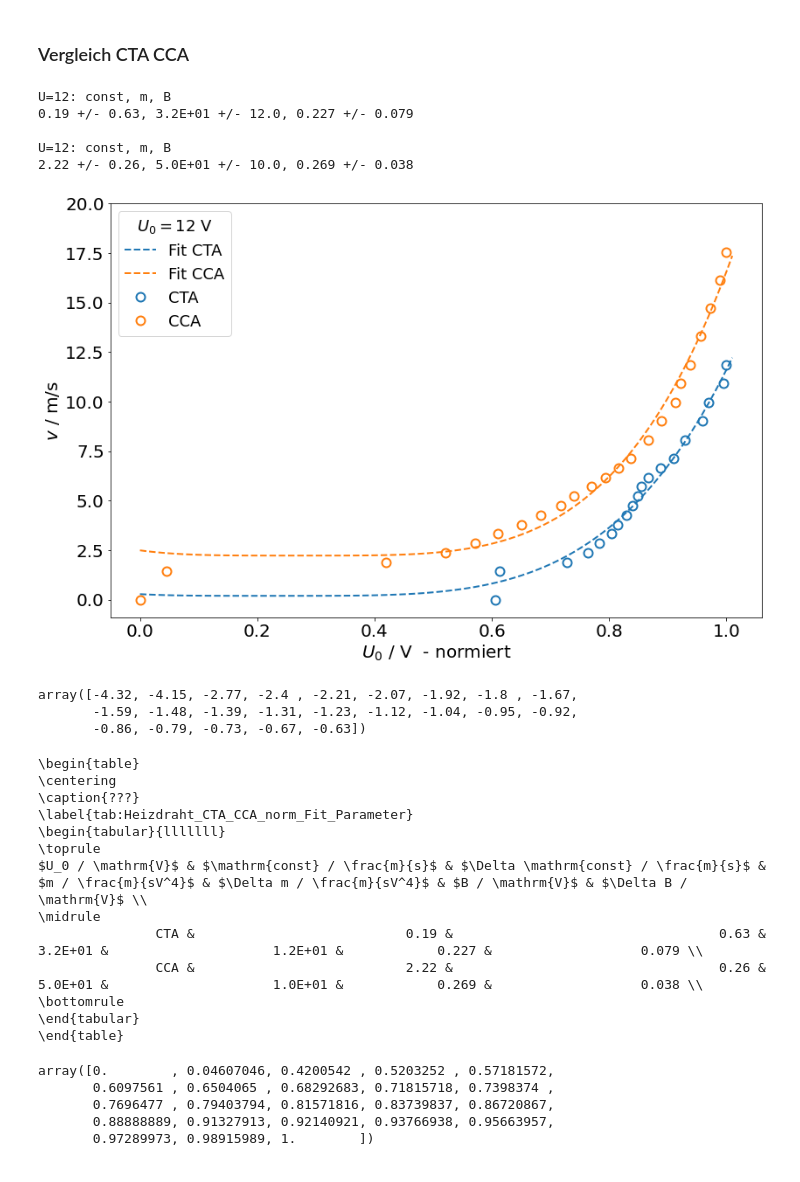
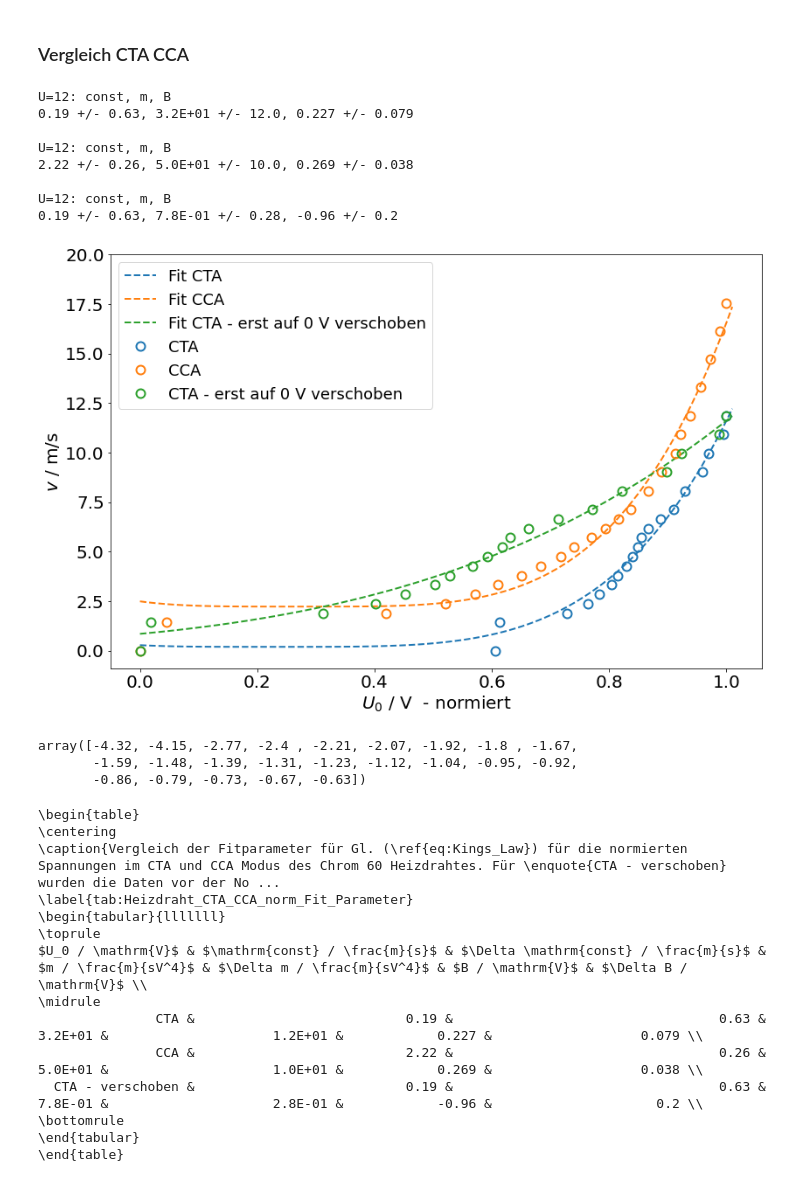
Before and after one commit to T1mors/FPR, a Jupyter notebook: 2 Hitzdraht/3_2_Heizdraht.ipynb, the cells around one changed output. Saved outputs shown, nothing was run; the diff lists cells and outputs as text; code cells hidden in the pictures.

```diff
--- a/2 Hitzdraht/3_2_Heizdraht.ipynb
+++ b/2 Hitzdraht/3_2_Heizdraht.ipynb
@@ -52,9 +52,9 @@ plt.rcParams.update({'font.size': label_size, 'legend.title_fontsize': 18, 'lege
 # %%
 U = np.array([0, 0.3, 0.4, 0.5, 0.6, 0.7, 0.8, 0.9, 1.0, 1.1, 1.2, 1.3, 1.4, 1.5, 1.7, 1.9, 2.1, 2.3, 2.5, 2.8, 3.1, 3.4, 3.7])
 (v, delta_v) = U_Düse_in_v(U)
-U_0_8 = np.array([8.08, 8.1, 11.7, 12.8, 13, 13.14, 12.9, 13.1, 13.26, 13.5, 13.8, 13.9, 14, 14.1, 13.7, 14.3, 14.4, 14.5, 14.6, 14.9, 15, 15.2, 15.4])
-U_0_10 = np.array([10.07, 10.2, 13.8, 14.8, 15.1, 15.4, 15.7, 15.9, 16.3, 16.5, 16.9, 17.25, 17.5, 17.8, 18, 18.4, 18.7, 19, 19.25, 19.6])
-U_0_12 = np.array([12.07, 12.2, 14.5, 15.2, 15.6, 16, 16.2, 16.5, 16.7, 16.9, 17, 17.25, 17.65, 18.1, 18.5, 19.1, 19.3, 19.8, 19.9])
+U_0_8 = np.array([8.05, 8.1, 11.7, 12.8, 13, 13.14, 12.9, 13.1, 13.26, 13.5, 13.8, 13.9, 14, 14.1, 13.7, 14.3, 14.4, 14.5, 14.6, 14.9, 15, 15.2, 15.4])
+U_0_10 = np.array([10.05, 10.2, 13.8, 14.8, 15.1, 15.4, 15.7, 15.9, 16.3, 16.5, 16.9, 17.25, 17.5, 17.8, 18, 18.4, 18.7, 19, 19.25, 19.6])
+U_0_12 = np.array([12.05, 12.2, 14.5, 15.2, 15.6, 16, 16.2, 16.5, 16.7, 16.9, 17, 17.25, 17.65, 18.1, 18.5, 19.1, 19.3, 19.8, 19.9])
 U_total = np.arange(8,16,0.01)
 
 
@@ -131,15 +131,15 @@ fig, ax = plt.subplots(1,1,figsize=(12,8))
 for i, (data, VOLT, Kings_Law_i) in enumerate(zip([U_0_8, U_0_10, U_0_12], [8, 10, 12], [Kings_Law_8, Kings_Law_10, Kings_Law_12])):
     ax.errorbar(data, v[0:len(data)], zorder=3, label =f"$U_0 = {VOLT}$ V", c=f"C{i}", fmt="o", ecolor="C3", elinewidth=4, capsize=6, fillstyle="none", markeredgewidth=2)
 
-    guess = [0, 1]
+    guess = 1
     parameters, covariance = curve_fit(Kings_Law_i, data[1:], v[1:len(data)], p0=guess)
     std_error = np.sqrt(np.diag(covariance))
     U_total = np.arange(8, ceil(data[-1]), 0.01)
     fit_y = Kings_Law_i(U_total, *parameters)
 
     print(f"\nU={VOLT}: const, m, B")
-    (const, m) = rtn(parameters, 2)
-    print(f"{const}, {m:.1E}, {VOLT}")
+    [m] = rtn(parameters, 2)
+    print(f"0, {m:.1E}, {VOLT}")
 
     label=f"Fit {VOLT} V"
     # label=f"$v(U_0)=({{{const}}} \\frac{{m}}{{s}} + {{{m:.1E}}})\ \\cdot (U_0 - {{{B}}} V) \\frac{{m}}{{sV^4}}$"
@@ -148,6 +148,6 @@ ax.set_ylabel("$v$ / m/s")
 ax.set_xlabel("$U_0$ / V")
 ax.legend()
 plt.tight_layout()
-# plt.savefig("Abb/Heizdraht_3_2_CTA_B_fest.png")
+plt.savefig("Abb/Heizdraht_3_2_CTA_fest.png")
 # %% [output]
 U=8: const, m, B
@@ -372,51 +372,54 @@ with codecs.open("Tabellen/Heizdraht_CTA_CCA.txt", "wb", "utf-8") as file:
 U = np.array([0, 0.3, 0.4, 0.5, 0.6, 0.7, 0.8, 0.9, 1.0, 1.1, 1.2, 1.3, 1.4, 1.5, 1.7, 1.9, 2.1, 2.3, 2.5, 2.8, 3.1, 3.4, 3.7])
 (v, delta_v) = U_Düse_in_v(U)
 U_0_12_norm = U_0_12/np.max(U_0_12)
+U_0_12_norm_m = (U_0_12-U_0_12[0])/np.max(U_0_12-U_0_12[0])
+# len_all = len(U_0_12_norm)
+# U_B = U_B[0:len_all]
+
+U_B_norm = (U_B-U_B[0])/np.max(U_B-U_B[0])
 # U_B_norm = -U_B/(-np.max(U_0_12))
+# U_B_norm = (U_B)/np.max(U_B)
+# U_B_norm = (U_B+10)/np.max(U_B+10)
+# U_B_norm = np.abs(U_B)/np.max(np.abs(U_B))
 
-# U_0_12_norm = (U_0_12-U_0_12[0])/np.max(U_0_12-U_0_12[0])
-U_B_norm = (U_B-U_B[0])/np.max(U_B-U_B[0])
-# U_B_norm = (U_B)/np.max(U_B)
-
-# U_B_norm = (U_B+10)/np.max(U_B+10)
-
-
-# U_B_norm = np.abs(U_B)/np.max(np.abs(U_B))
 U_total = np.arange(0, 1.02, 0.01)
 
 fig, ax = plt.subplots(1,1,figsize=(12,8))
 const_vec, m_vec, B_vec = [], [], []
 delta_const_vec, delta_m_vec, delta_B_vec = [], [], []
-
-for i, (data, modus) in enumerate(zip([U_0_12_norm, U_B_norm], ["CTA", "CCA"])):
-    ax.errorbar(data, v[0:len(data)], zorder=3, label =f"{modus}", c=f"C{i}", fmt="o", ecolor="C3", elinewidth=4, capsize=6, fillstyle="none", markeredgewidth=2)
+for i, (data, modus) in enumerate(zip([U_0_12_norm, U_B_norm, U_0_12_norm_m], ["CTA", "CCA", "CTA - erst auf 0 V verschoben"])):
+    len_all = len(data)
+    ax.errorbar(data[0:len_all], v[0:len_all], zorder=3, label =f"{modus}", c=f"C{i}", fmt="o", ecolor="C3", elinewidth=4, capsize=6, fillstyle="none", markeredgewidth=2)
 
     guess = [0, 1, 0]
     parameters, covariance = curve_fit(Kings_Law, data[1:], v[1:len(data)], p0=guess)
     std_error = np.sqrt(np.diag(covariance))
     fit_y = Kings_Law(U_total, *parameters)
 
     print(f"\nU={VOLT}: const, m, B")
     ((const, m, B), (delta_const, delta_m, delta_B)) = rtr(parameters, std_error, 2)
     print(f"{const} +/- {delta_const}, {m:.1E} +/- {delta_m}, {B} +/- {delta_B}")
     const_vec.append(const), m_vec.append(f"{m:.1E}"), B_vec.append(B), delta_const_vec.append(delta_const), delta_m_vec.append(f"{delta_m:.1E}"), delta_B_vec.append(delta_B)
 
     label=f"Fit {modus}"
     # label=f"$v(U_0)=({{{const}}} \\frac{{m}}{{s}} + {{{m:.1E}}})\ \\cdot (U_0 - {{{B}}} V) \\frac{{m}}{{sV^4}}$"
     ax.plot(U_total, fit_y, ls = "--", c=f"C{i}", label=label, zorder=2)
 ax.set_ylabel("$v$ / m/s")
 ax.set_xlabel("$U_0$ / V  - normiert")
 ax.set_ylim(top=20)
-ax.legend(title="$U_0 = 12$ V")
+ax.legend()#title="Anfangsspannung war $U_0 = 12$ V"
 plt.tight_layout()
 plt.savefig("Abb/Heizdraht_3_2_CTA_CCA_Vergleich.png")
 # %% [output]
 U=12: const, m, B
 0.19 +/- 0.63, 3.2E+01 +/- 12.0, 0.227 +/- 0.079
 
 U=12: const, m, B
 2.22 +/- 0.26, 5.0E+01 +/- 10.0, 0.269 +/- 0.038
+
+U=12: const, m, B
+0.19 +/- 0.63, 7.8E-01 +/- 0.28, -0.96 +/- 0.2
-[figure, old version]
+[figure, new version]
 # %%
 U_B
 # %% [output]
@@ -424,21 +427,21 @@ array([-4.32, -4.15, -2.77, -2.4 , -2.21, -2.07, -1.92, -1.8 , -1.67,
        -1.59, -1.48, -1.39, -1.31, -1.23, -1.12, -1.04, -0.95, -0.92,
        -0.86, -0.79, -0.73, -0.67, -0.63])
 # %%
-U_0 = ["CTA", "CCA"]
+U_0 = ["CTA", "CCA", "CTA - verschoben"]
 data_dict = {"$U_0 / \mathrm{V}$": U_0, "$\mathrm{const} / \\frac{m}{s}$": const_vec, "$\Delta \mathrm{const} / \\frac{m}{s}$": delta_const_vec,
              "$m / \\frac{m}{sV^4}$": m_vec,  "$\Delta m / \\frac{m}{sV^4}$": delta_m_vec,  "$B / \mathrm{V}$": B_vec, "$\Delta B / \mathrm{V}$": delta_B_vec,
 }
 # From index because columns are not the same size: First orient in rows, so only columns are missing, which in no problem and then transpose the dataframe
 df = pd.DataFrame.from_dict(data = data_dict, orient="index").transpose()
 
-caption = r"Vergleich der Fitparameter für Gl. (\ref{eq:Kings_Law}) für die normierten Spannungen im CTA und CCA Modus."
+caption = r"Vergleich der Fitparameter für Gl. (\ref{eq:Kings_Law}) für die normierten Spannungen im CTA und CCA Modus des Chrom 60 Heizdrahtes. Für \enquote{CTA - verschoben} wurden die Daten vor der Normierung wie im CCA Modus erst auf $U_0 = \SI{0}{V}$ verschoben."
 print(df.to_latex(index=False, escape=False, label="tab:Heizdraht_CTA_CCA_norm_Fit_Parameter", caption=caption))
 with codecs.open("Tabellen/Heizdraht_CTA_CCA_norm_Fit_Parameter.txt", "wb", "utf-8") as file:
     file.write(df.to_latex(index=False, escape=False, label="tab:Heizdraht_CTA_CCA_norm_Fit_Parameter", caption=caption, na_rep=""))
 # %% [output]
 \begin{table}
 \centering
-\caption{???}
+\caption{Vergleich der Fitparameter für Gl. (\ref{eq:Kings_Law}) für die normierten Spannungen im CTA und CCA Modus des Chrom 60 Heizdrahtes. Für \enquote{CTA - verschoben} wurden die Daten vor der No ...
 \label{tab:Heizdraht_CTA_CCA_norm_Fit_Parameter}
 \begin{tabular}{lllllll}
 \toprule
@@ -446,14 +449,7 @@ $U_0 / \mathrm{V}$ & $\mathrm{const} / \frac{m}{s}$ & $\Delta \mathrm{const} / \
 \midrule
                CTA &                           0.19 &                                  0.63 &              3.2E+01 &                     1.2E+01 &            0.227 &                   0.079 \\
                CCA &                           2.22 &                                  0.26 &              5.0E+01 &                     1.0E+01 &            0.269 &                   0.038 \\
+  CTA - verschoben &                           0.19 &                                  0.63 &              7.8E-01 &                     2.8E-01 &            -0.96 &                     0.2 \\
 \bottomrule
 \end{tabular}
 \end{table}
-# %%
-U_B_norm
-# %% [output]
-array([0.        , 0.04607046, 0.4200542 , 0.5203252 , 0.57181572,
-       0.6097561 , 0.6504065 , 0.68292683, 0.71815718, 0.7398374 ,
-       0.7696477 , 0.79403794, 0.81571816, 0.83739837, 0.86720867,
-       0.88888889, 0.91327913, 0.92140921, 0.93766938, 0.95663957,
-       0.97289973, 0.98915989, 1.        ])
```
Also changed, not shown: parts of 9 cells of this notebook, 23 other files.
